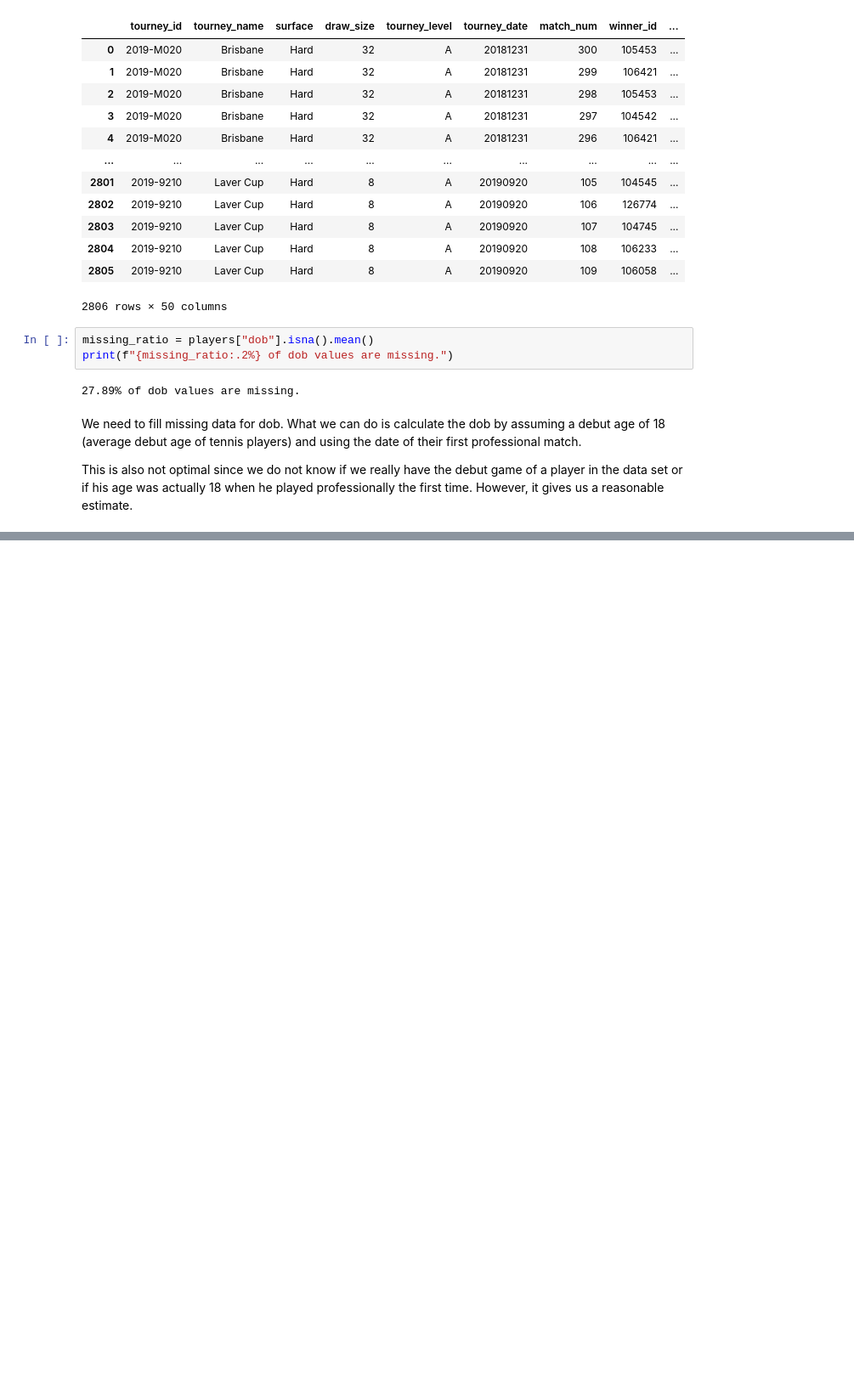
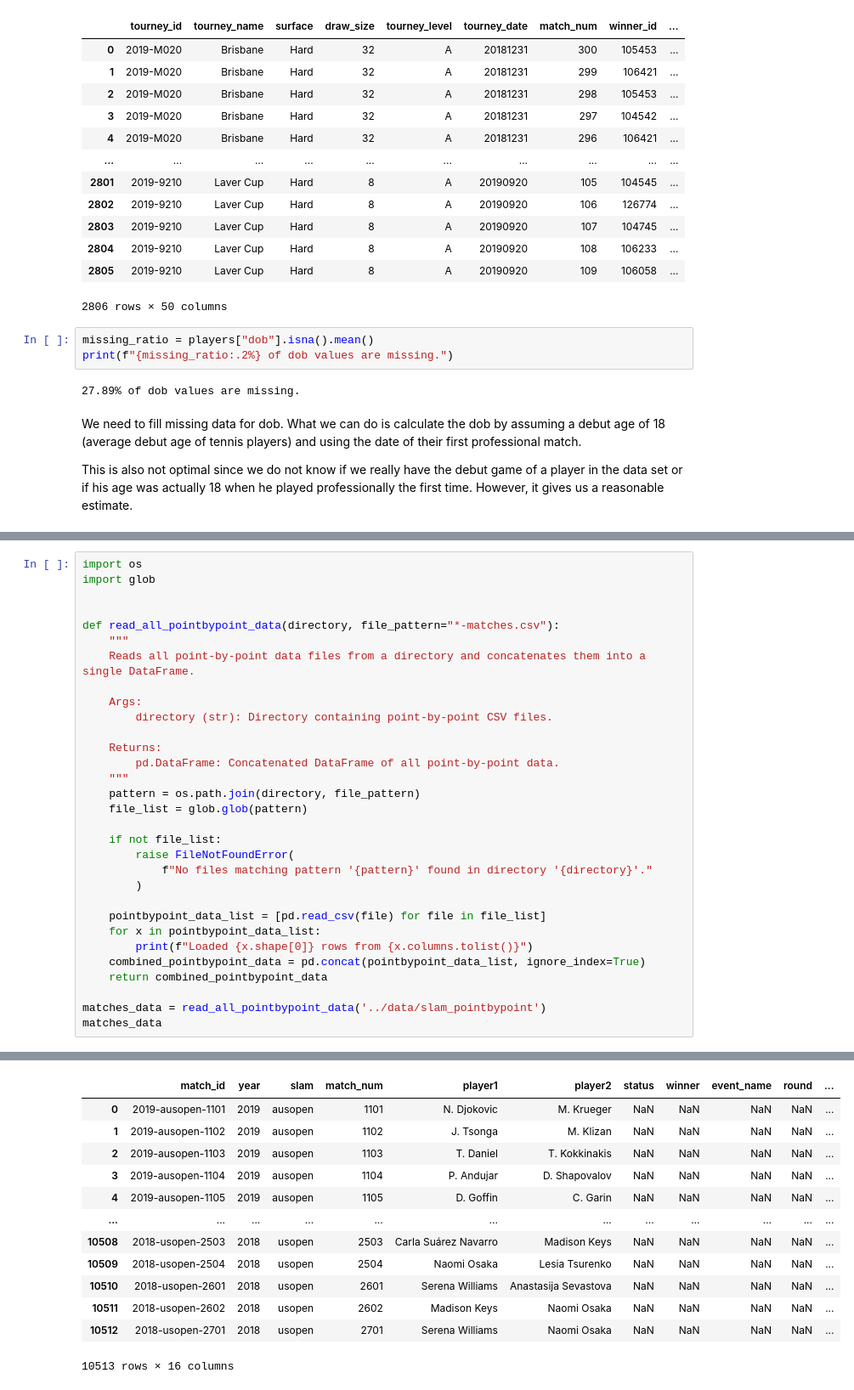
Before and after one commit to phoenox001/TennisMatchAnalysis, a Jupyter notebook: notebooks/eda.ipynb, the cells around one changed output, grey strips where cells are left out. Shown at 85% size. Drawn from its saved outputs; the diff is of its cells as text; blank space fills up the shorter version.

```diff
--- a/notebooks/eda.ipynb
+++ b/notebooks/eda.ipynb
@@ -270,0 +348,32 @@ This is also not optimal since we do not know if we really have the debut game o
+# %%
+import os
+import glob
+
+
+def read_all_pointbypoint_data(directory, file_pattern="*-matches.csv"):
+    """
+    Reads all point-by-point data files from a directory and concatenates them into a single DataFrame.
+
+    Args:
+        directory (str): Directory containing point-by-point CSV files.
+
+    Returns:
+        pd.DataFrame: Concatenated DataFrame of all point-by-point data.
+    """
+    pattern = os.path.join(directory, file_pattern)
+    file_list = glob.glob(pattern)
+
+    if not file_list:
+        raise FileNotFoundError(
+            f"No files matching pattern '{pattern}' found in directory '{directory}'."
+        )
+
+    pointbypoint_data_list = [pd.read_csv(file) for file in file_list]
+    for x in pointbypoint_data_list:
+        print(f"Loaded {x.shape[0]} rows from {x.columns.tolist()}")
+    combined_pointbypoint_data = pd.concat(pointbypoint_data_list, ignore_index=True)
+    return combined_pointbypoint_data
+
+matches_data = read_all_pointbypoint_data('../data/slam_pointbypoint')
+matches_data
+# %% [output]
@@ -270,0 +397,13 @@ This is also not optimal since we do not know if we really have the debut game o
+|  | match_id | year | slam | match_num | player1 | player2 | status | winner | event_name | round | ... |
+| 0 | 2019-ausopen-1101 | 2019 | ausopen | 1101 | N. Djokovic | M. Krueger | NaN | NaN | NaN | NaN | ... |
+| 1 | 2019-ausopen-1102 | 2019 | ausopen | 1102 | J. Tsonga | M. Klizan | NaN | NaN | NaN | NaN | ... |
+| 2 | 2019-ausopen-1103 | 2019 | ausopen | 1103 | T. Daniel | T. Kokkinakis | NaN | NaN | NaN | NaN | ... |
+| 3 | 2019-ausopen-1104 | 2019 | ausopen | 1104 | P. Andujar | D. Shapovalov | NaN | NaN | NaN | NaN | ... |
+| 4 | 2019-ausopen-1105 | 2019 | ausopen | 1105 | D. Goffin | C. Garin | NaN | NaN | NaN | NaN | ... |
+| ... | ... | ... | ... | ... | ... | ... | ... | ... | ... | ... | ... |
+| 10508 | 2018-usopen-2503 | 2018 | usopen | 2503 | Carla Suárez Navarro | Madison Keys | NaN | NaN | NaN | NaN | ... |
+| 10509 | 2018-usopen-2504 | 2018 | usopen | 2504 | Naomi Osaka | Lesia Tsurenko | NaN | NaN | NaN | NaN | ... |
+| 10510 | 2018-usopen-2601 | 2018 | usopen | 2601 | Serena Williams | Anastasija Sevastova | NaN | NaN | NaN | NaN | ... |
+| 10511 | 2018-usopen-2602 | 2018 | usopen | 2602 | Madison Keys | Naomi Osaka | NaN | NaN | NaN | NaN | ... |
+| 10512 | 2018-usopen-2701 | 2018 | usopen | 2701 | Serena Williams | Naomi Osaka | NaN | NaN | NaN | NaN | ... |
+10513 rows × 16 columns
```
Also changed, not shown: parts of 6 cells of this notebook, 5 other files.
